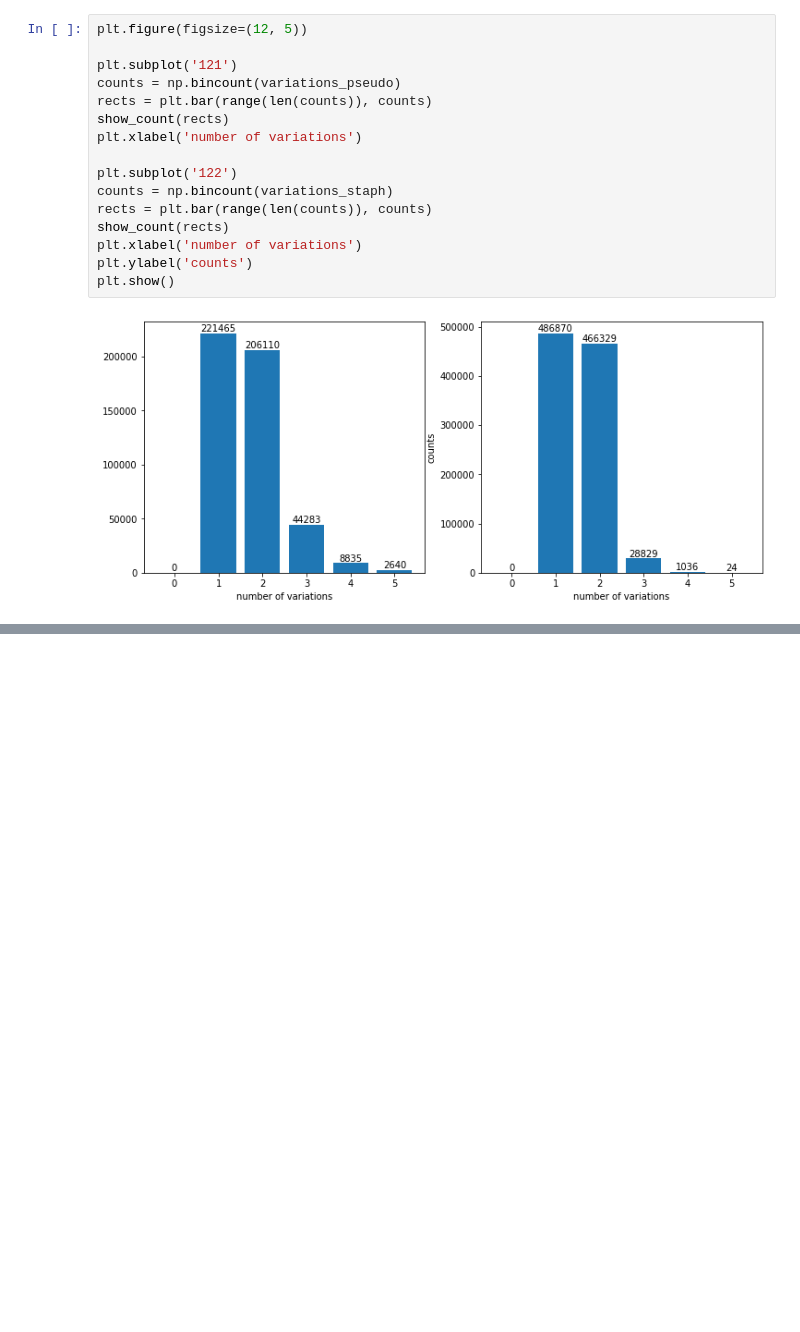
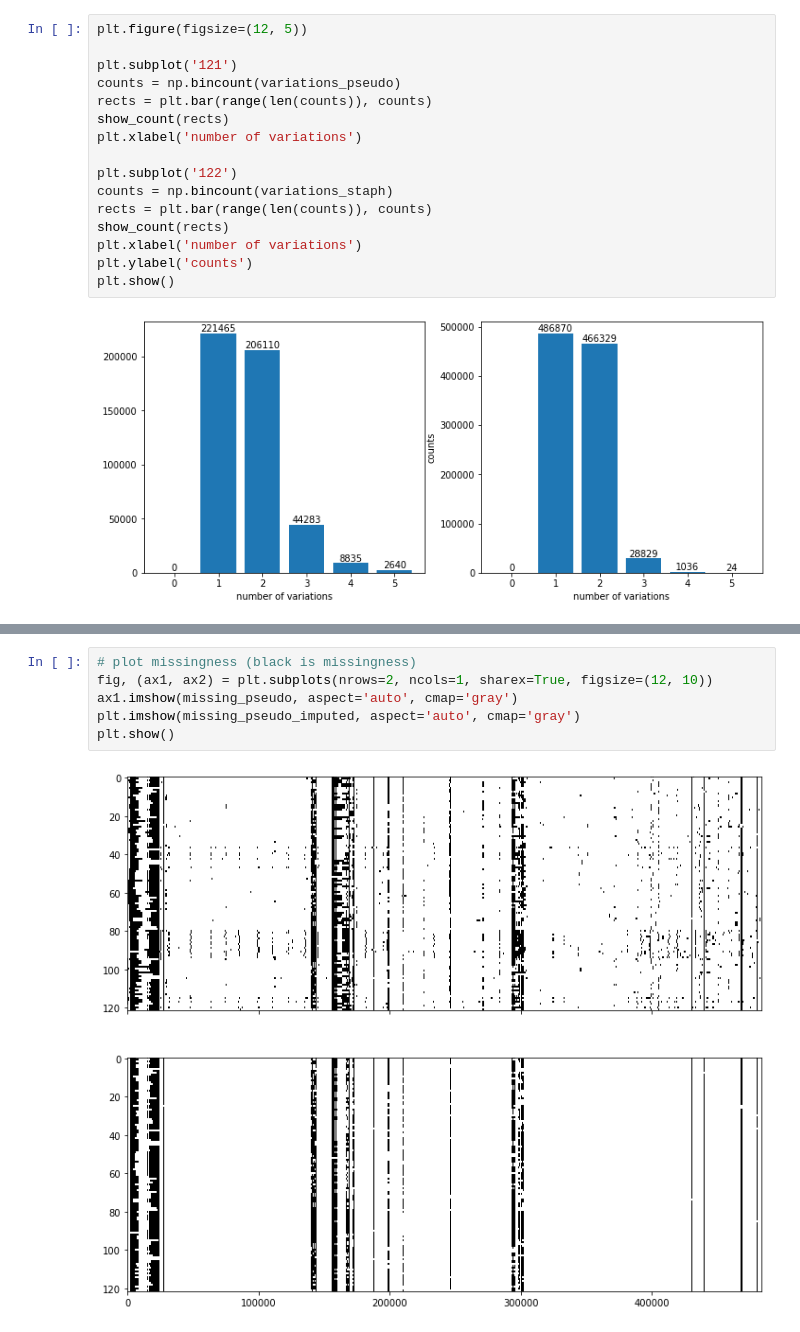
Before and after one commit to solislemuslab/dna-nn, a Jupyter notebook: zhaoyi/graphs.ipynb, the cells around one changed output, grey strips where cells are left out. Drawn from its saved outputs; the diff is of its cells as text; blank space fills up the shorter version.

```diff
--- a/zhaoyi/graphs.ipynb
+++ b/zhaoyi/graphs.ipynb
@@ -199,3 +193,11 @@ plt.show()
+# %%
+# plot missingness (black is missingness)
+fig, (ax1, ax2) = plt.subplots(nrows=2, ncols=1, sharex=True, figsize=(12, 10))
+ax1.imshow(missing_pseudo, aspect='auto', cmap='gray')
+plt.imshow(missing_pseudo_imputed, aspect='auto', cmap='gray')
+plt.show()
+# %% [output]
+[figure, added]
 # %%
 %time missing_staph = sequence_staph != '-'
 # %% [output]
```
Also changed, not shown: parts of 25 cells of this notebook, 5 other files.
